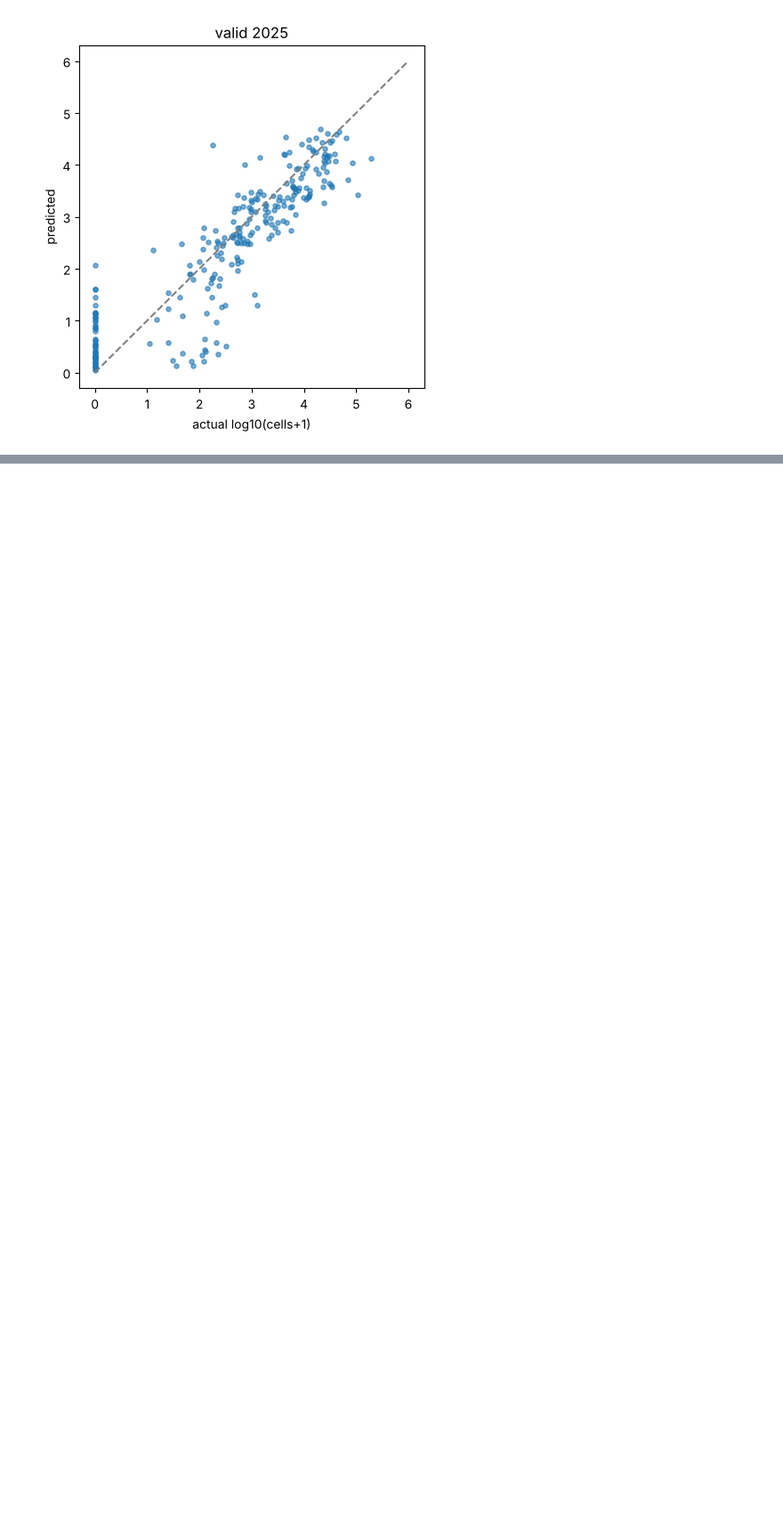
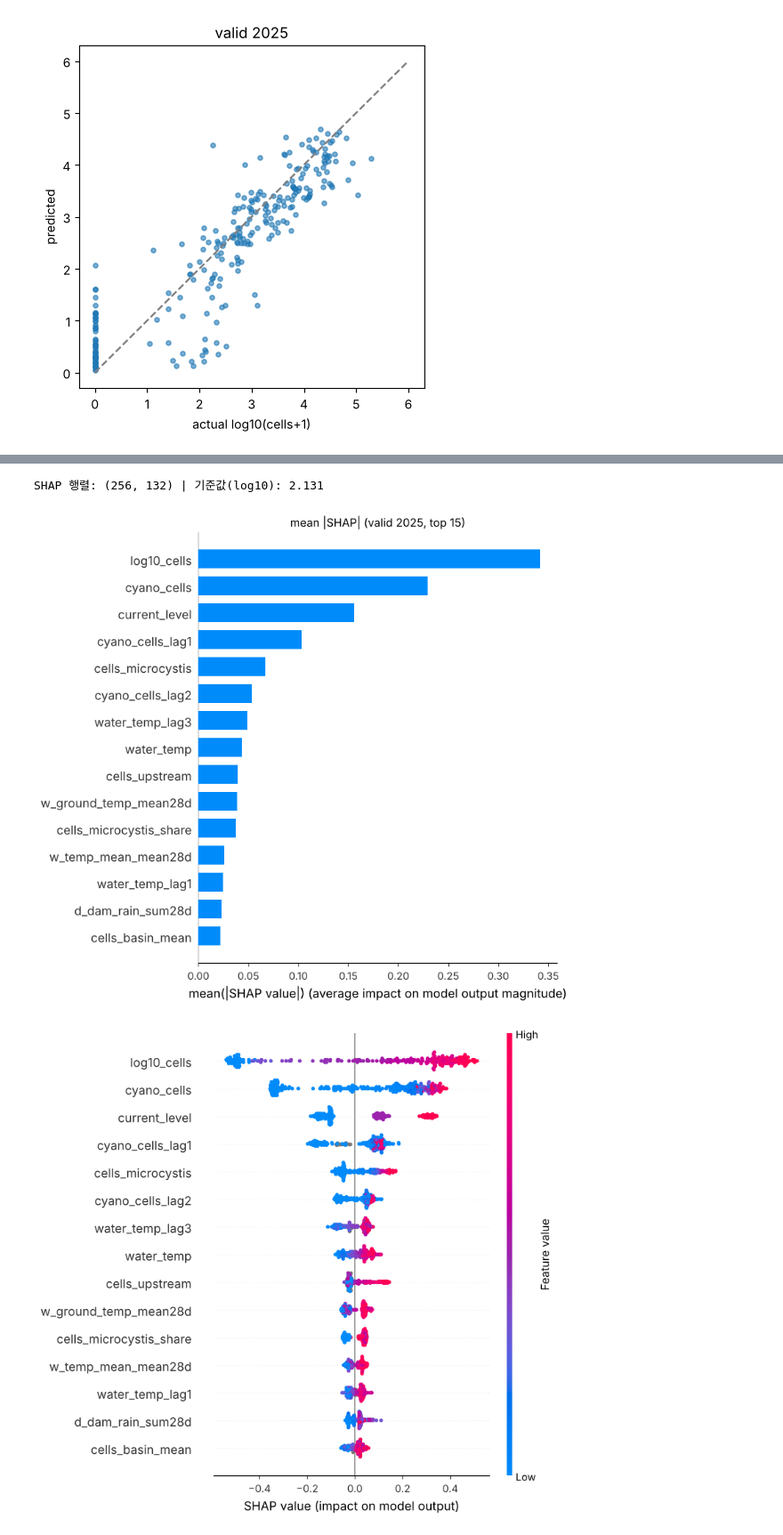
Before and after one commit to Nautika01/data.AI, a Jupyter notebook: notebooks/02_pipeline_end_to_end.ipynb, the cells around one changed output, grey strips where cells are left out. Shown at 89% size. Cells and saved outputs as stored; diff of their text form; code cells hidden in the pictures; blank space fills up the shorter version.

```diff
--- a/notebooks/02_pipeline_end_to_end.ipynb
+++ b/notebooks/02_pipeline_end_to_end.ipynb
@@ -194,0 +200,16 @@ for name in ["fig_valid2025_timeseries.png", "fig_submission_2026.png"]:
+# %%
+import shap
+
+x_v, _ = to_matrix(d[valid_mask], cols, cats)
+explainer = shap.TreeExplainer(model)
+sv = explainer.shap_values(x_v)
+print("SHAP 행렬:", sv.shape, "| 기준값(log10):", round(float(explainer.expected_value), 3))
+
+shap.summary_plot(sv, x_v, plot_type="bar", max_display=15, show=False)
+plt.title("mean |SHAP| (valid 2025, top 15)"); plt.tight_layout(); plt.show()
+shap.summary_plot(sv, x_v, max_display=15, show=False)
+plt.tight_layout(); plt.show()
+# %% [output]
+SHAP 행렬: (256, 132) | 기준값(log10): 2.131
+[figure, added]
+[figure, added]
```
Also changed, not shown: parts of 5 cells of this notebook, 32 other files.
